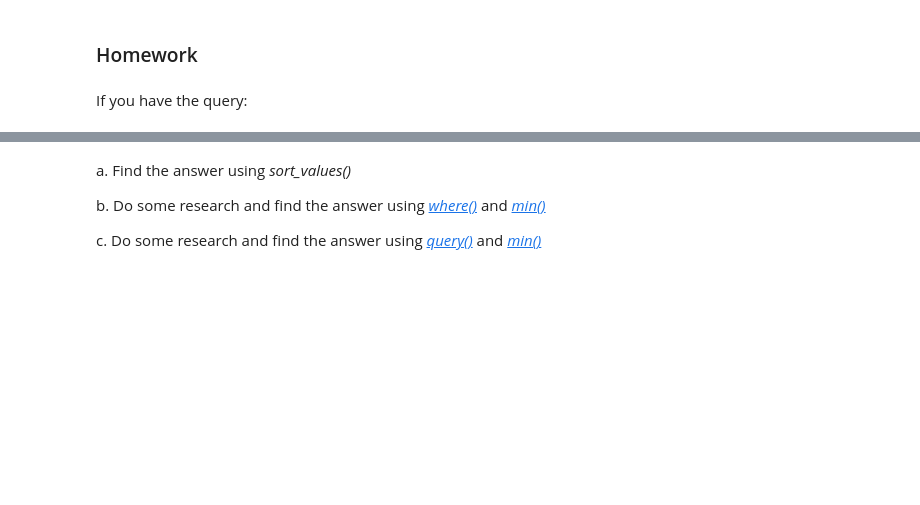
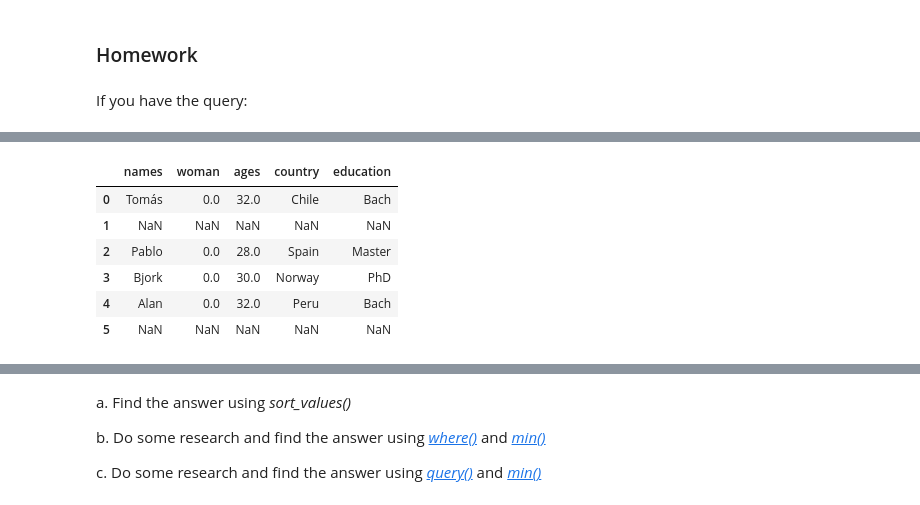
Before and after one commit to jlgomez2/ComputationalThinking_Gov_1, a Jupyter notebook: hw_data_structures.ipynb, the cells around one changed output, grey strips where cells are left out. Cells and saved outputs as stored; diff of their text form; code cells hidden in the pictures; blank space fills up the shorter version.

```diff
--- a/hw_data_structures.ipynb
+++ b/hw_data_structures.ipynb
@@ -893,0 +913,10 @@ students.sort_values(by=toSort,ascending=Order)
+# %%
+students.where(students.woman==False)
+# %% [output]
+|  | names | woman | ages | country | education |
+| 0 | Tomás | 0.0 | 32.0 | Chile | Bach |
+| 1 | NaN | NaN | NaN | NaN | NaN |
+| 2 | Pablo | 0.0 | 28.0 | Spain | Master |
+| 3 | Bjork | 0.0 | 30.0 | Norway | PhD |
+| 4 | Alan | 0.0 | 32.0 | Peru | Bach |
+| 5 | NaN | NaN | NaN | NaN | NaN |
```
Also changed, not shown: parts of 7 cells of this notebook.
